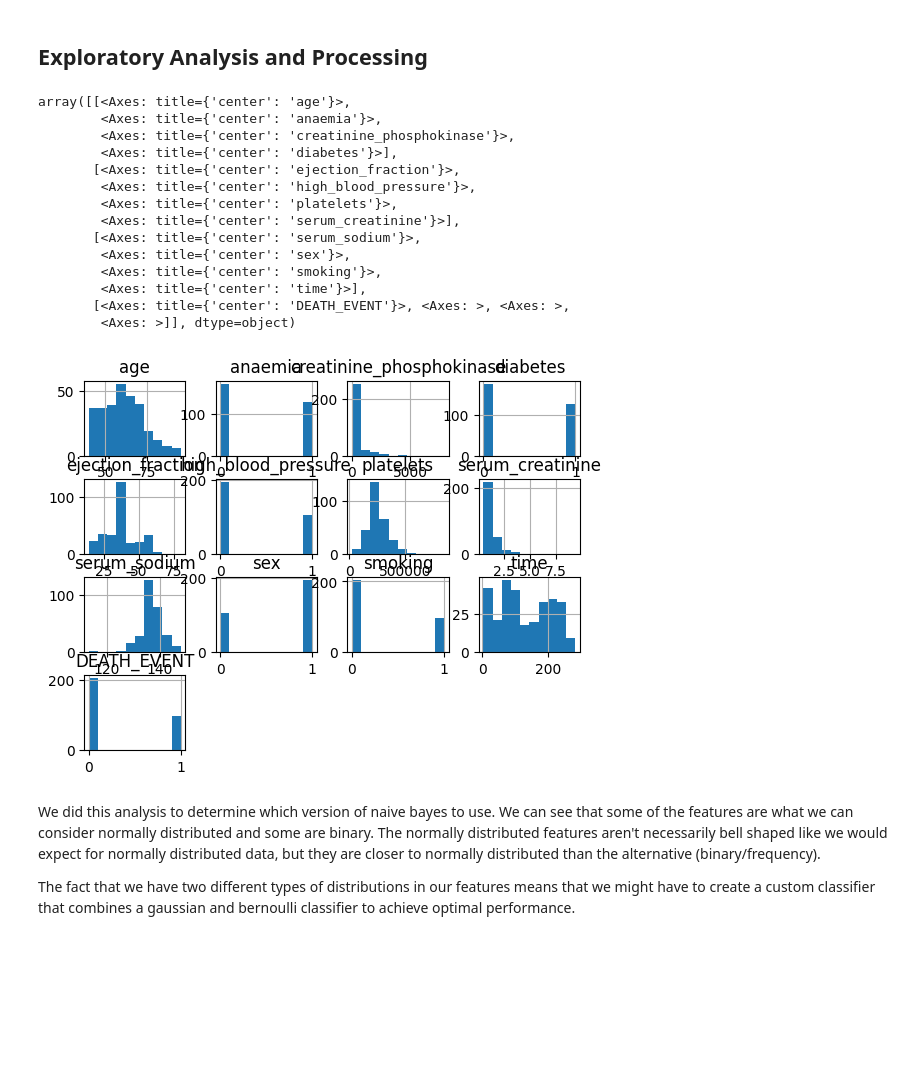
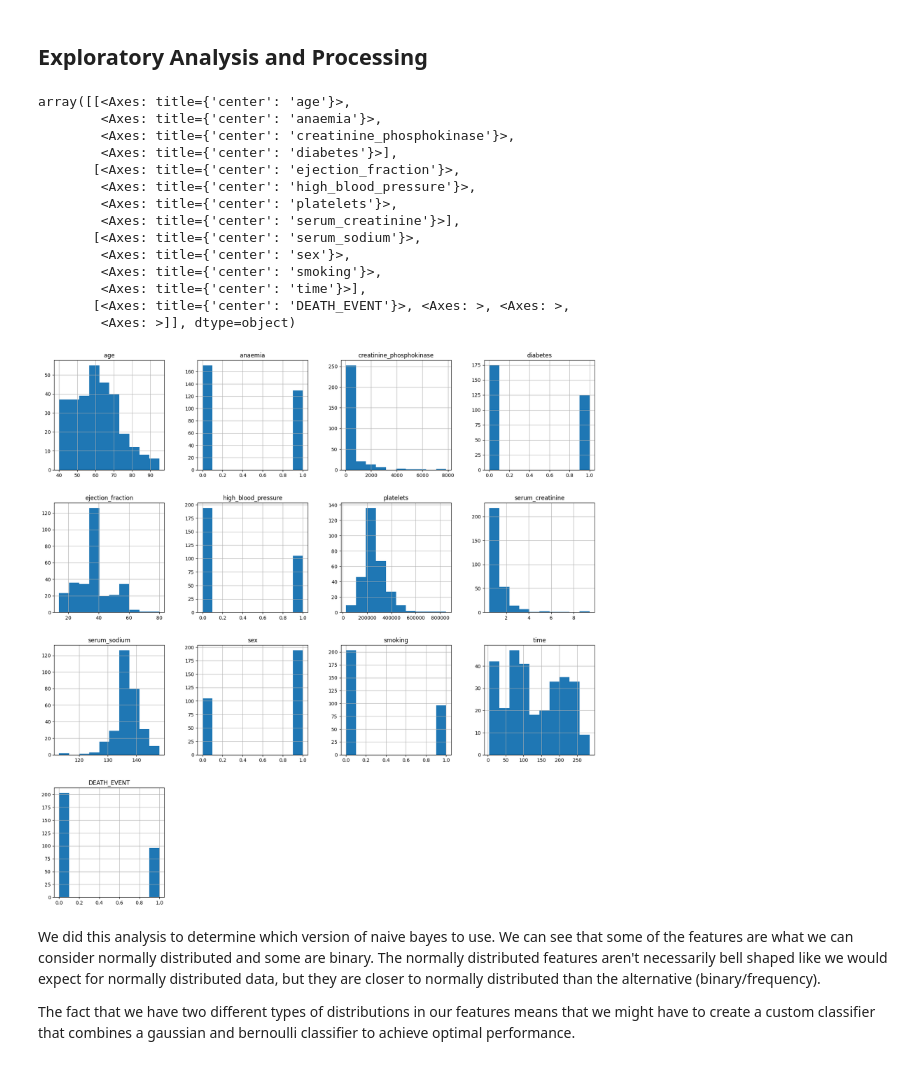
Before and after one commit to lavima/itf31519_2024, a Jupyter notebook: more_supervised_algorithmss/comparing_supportvectormachines_decisiontrees_naivebayes.ipynb, the cells around one changed output. Saved outputs shown, nothing was run; the diff lists cells and outputs as text; code cells hidden in the pictures; blank space fills up the shorter version.

```diff
--- a/more_supervised_algorithmss/comparing_supportvectormachines_decisiontrees_naivebayes.ipynb
+++ b/more_supervised_algorithmss/comparing_supportvectormachines_decisiontrees_naivebayes.ipynb
@@ -39,25 +41,25 @@ dataset.head()
 # %%
 # Show the distribution of all the columns (both features and targets). We do this
 # to explore our data so that we better know how to proceed with the training.
 # This should be improved.
 
-dataset.hist()
+dataset.hist(figsize=(20,20))
 # %% [output]
 array([[<Axes: title={'center': 'age'}>,
         <Axes: title={'center': 'anaemia'}>,
         <Axes: title={'center': 'creatinine_phosphokinase'}>,
         <Axes: title={'center': 'diabetes'}>],
        [<Axes: title={'center': 'ejection_fraction'}>,
         <Axes: title={'center': 'high_blood_pressure'}>,
         <Axes: title={'center': 'platelets'}>,
         <Axes: title={'center': 'serum_creatinine'}>],
        [<Axes: title={'center': 'serum_sodium'}>,
         <Axes: title={'center': 'sex'}>,
         <Axes: title={'center': 'smoking'}>,
         <Axes: title={'center': 'time'}>],
        [<Axes: title={'center': 'DEATH_EVENT'}>, <Axes: >, <Axes: >,
         <Axes: >]], dtype=object)
-[figure, old version]
+[figure, new version]
 # %% [markdown]
 We did this analysis to determine which version of naive bayes to use. We can see that some of the features are what we can consider normally distributed and some are binary. The normally distributed features aren't necessarily bell shaped like we would expect for normally distributed data, but they are closer to normally distributed than the alternative (binary/frequency).
 
```
Also changed, not shown: parts of 34 cells of this notebook.
